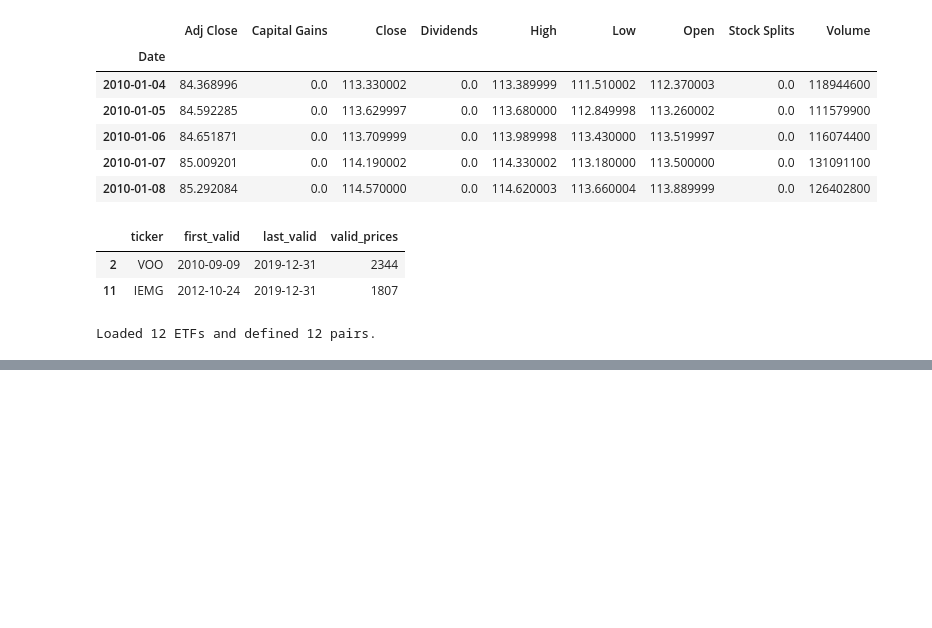
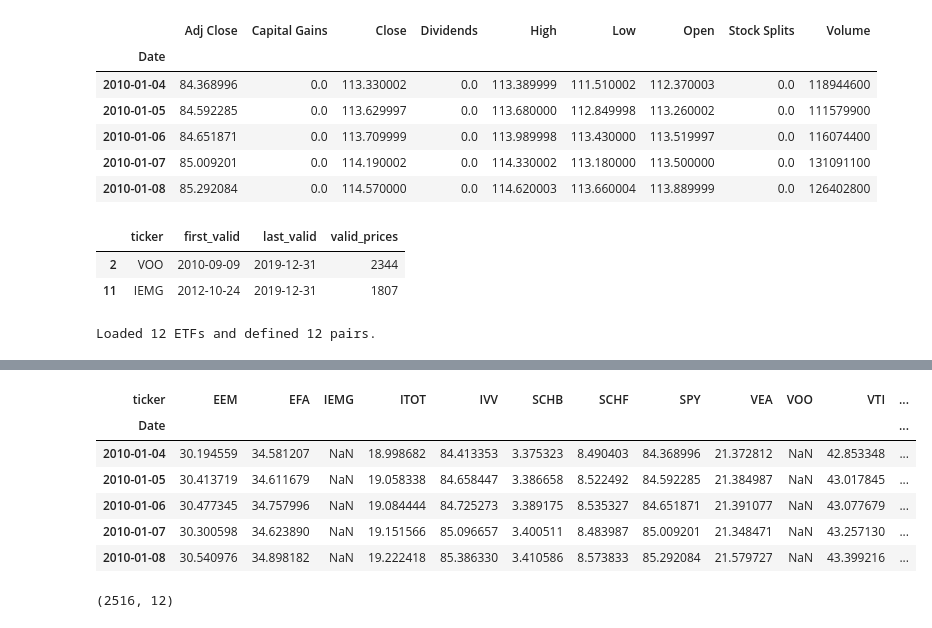
Before and after one commit to tumlumtala1610-creator/pairs-trading-research, a Jupyter notebook: notebooks/01_data_quality.ipynb, the cells around one changed output, grey strips where cells are left out. Cells and saved outputs as stored; diff of their text form; code cells hidden in the pictures; blank space fills up the shorter version.

```diff
--- a/notebooks/01_data_quality.ipynb
+++ b/notebooks/01_data_quality.ipynb
@@ -345,0 +412,35 @@ Loaded 12 ETFs and defined 12 pairs.
+# %%
+for ticker, data in raw.items():
+    observed = data["Adj Close"].dropna()
+
+    assert not data.index.hasnans, f"{ticker}: invalid dates"
+    assert not data.index.duplicated().any(), f"{ticker}: duplicate dates"
+    assert not observed.empty, f"{ticker}: no valid prices"
+    assert np.isfinite(observed).all(), f"{ticker}: infinite prices"
+    assert observed.gt(0).all(), f"{ticker}: nonpositive prices"
+
+prices = pd.concat(
+    {
+        ticker: data["Adj Close"].sort_index()
+        for ticker, data in raw.items()
+    },
+    axis=1,
+).sort_index()
+
+prices.index.name = "Date"
+prices.columns.name = "ticker"
+
+assert prices.index.min() >= pd.Timestamp(start)
+assert prices.index.max() < pd.Timestamp(end)
+
+display(prices.head())
+print(prices.shape)
+# %% [output]
+| ticker | EEM | EFA | IEMG | ITOT | IVV | SCHB | SCHF | SPY | VEA | VOO | VTI | ... |
+| Date |  |  |  |  |  |  |  |  |  |  |  | ... |
+| 2010-01-04 | 30.194559 | 34.581207 | NaN | 18.998682 | 84.413353 | 3.375323 | 8.490403 | 84.368996 | 21.372812 | NaN | 42.853348 | ... |
+| 2010-01-05 | 30.413719 | 34.611679 | NaN | 19.058338 | 84.658447 | 3.386658 | 8.522492 | 84.592285 | 21.384987 | NaN | 43.017845 | ... |
+| 2010-01-06 | 30.477345 | 34.757996 | NaN | 19.084444 | 84.725273 | 3.389175 | 8.535327 | 84.651871 | 21.391077 | NaN | 43.077679 | ... |
+| 2010-01-07 | 30.300598 | 34.623890 | NaN | 19.151566 | 85.096657 | 3.400511 | 8.483987 | 85.009201 | 21.348471 | NaN | 43.257130 | ... |
+| 2010-01-08 | 30.540976 | 34.898182 | NaN | 19.222418 | 85.386330 | 3.410586 | 8.573833 | 85.292084 | 21.579727 | NaN | 43.399216 | ... |
+(2516, 12)
```
Also changed, not shown: parts of 15 cells of this notebook, 11 other files.
